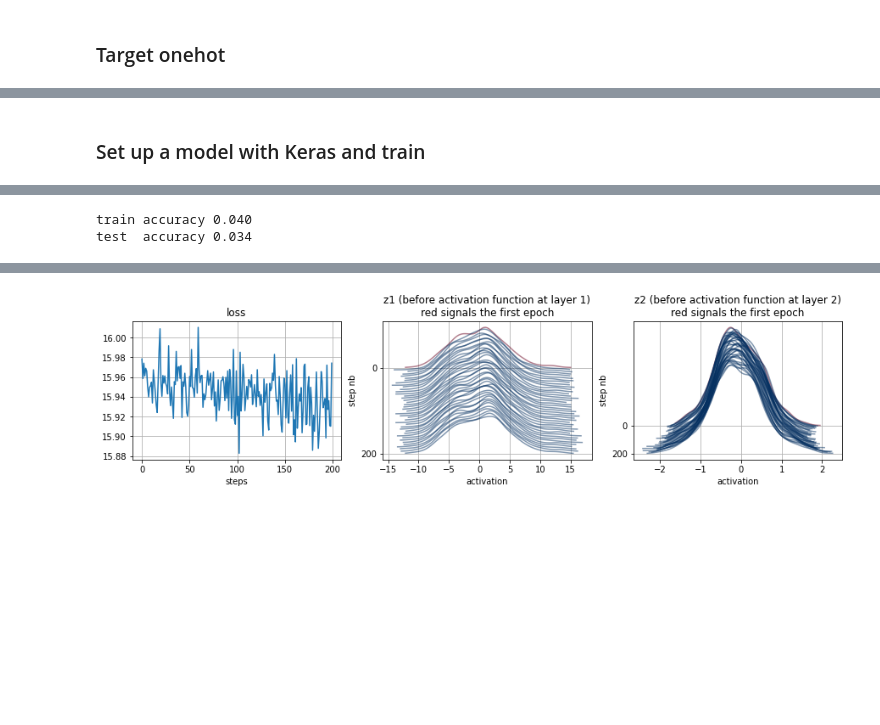
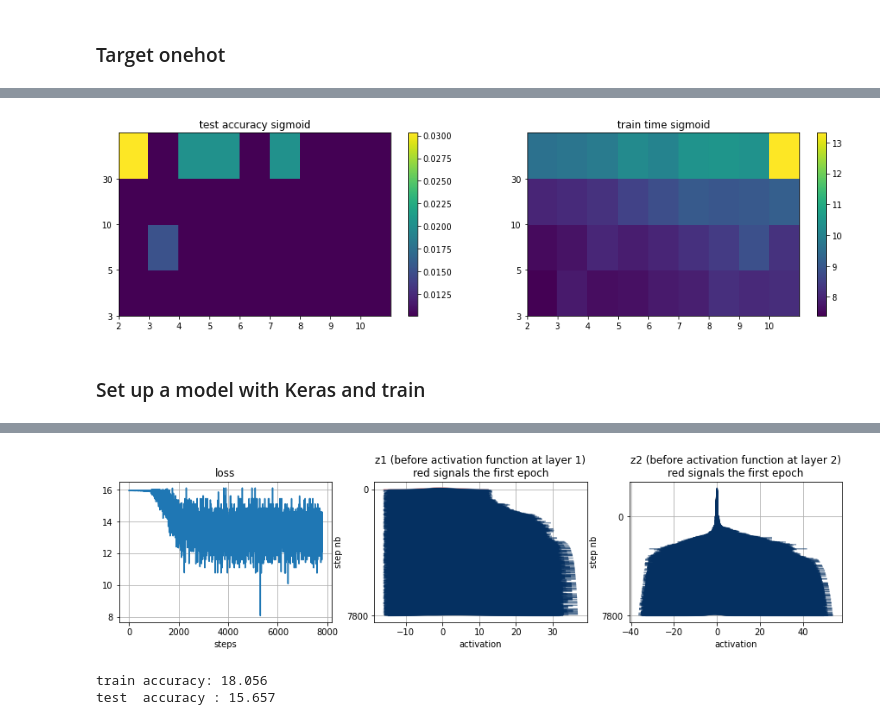
Before and after one commit to DaielChom/ann_leaf_classification, a Jupyter notebook: 06 - leaf classification with Images .ipynb, the cells around one changed output, grey strips where cells are left out. Saved outputs shown, nothing was run; the diff lists cells and outputs as text; code cells hidden in the pictures; blank space fills up the shorter version.

```diff
--- a/06 - leaf classification with Images .ipynb
+++ b/06 - leaf classification with Images .ipynb
@@ -59,7 +77,7 @@ data_dir = "./local/datasets/"
 ### Read data from the CSV file
 # %%
 #here we split the data
-split=0.7
+split=0.8
 X_train_f, _, X_train_ri, y_train, X_test_f, _, X_test_ri, y_test, species, num_classes, _, _ = lib.get_splitted_data(data_dir=data_dir, check_id_sets=True, verbose=1, use_resize_images=True, split=split)
 # %% [output]
 The intersection between train and test set is 0
@@ -88,0 +127,4 @@ x_trainif.shape, x_testif.shape
+# %%
+num_layers=[2,3,4,5,6,7,8,9,10]
+neuron_per_layer=[3,5,10,30]
+activations=["relu", "sigmoid", tf.nn.leaky_relu ]
@@ -88,0 +135,3 @@ x_trainif.shape, x_testif.shape
+# %%
+A=np.zeros( (108),float)#accuracy
+B=np.zeros( (108),float)#
@@ -89,3 +217,30 @@ x_trainif.shape, x_testif.shape
+# %%
+plt.figure(figsize=(16,4))
+plt.subplot(121)
+
+dfs1=dfs.T.reindex(index=dfs.T.index[::1])
+#drs1=dfs
+plt.pcolor(dfs1)
+plt.xticks(np.arange(0, len(dfs1.columns), 1),dfs1.columns)
+plt.yticks(np.arange(0, len(dfs1.index),1),dfs1.index)
+plt.colorbar()
+#plt.colormaps()
+plt.title("test accuracy sigmoid")
+
+
+#plt.figure(figsize=(16,4))
+plt.subplot(122)
+dfts1=dfts.T.reindex(index=dfts.T.index[::1])
+#dfts1=dfts
+plt.pcolor(dfts1)
+plt.xticks(np.arange(0, len(dfs1.columns), 1),dfs1.columns)
+plt.yticks(np.arange(0, len(dfs1.index),1),dfs1.index)
+plt.colorbar()
+plt.colormaps()
+plt.title("train time sigmoid")
+plt.show()
+# %% [output]
+[figure, added]
 # %%
 from tensorflow.keras import Model
 from tensorflow.keras.activations import relu, sigmoid, tanh, linear, softmax
@@ -106,11 +261,14 @@ class MyModel(Model):
         self.w1 = self.add_weight(shape=(input_shape[-1], 100), initializer='random_normal', trainable=True, dtype=tf.float32)
         self.b1 = self.add_weight(shape=(100, ), initializer='random_normal', trainable=True, dtype=tf.float32)
 
-        self.w2 = self.add_weight(shape=(100, 100), initializer='random_normal', trainable=True, dtype=tf.float32)
-        self.b2 = self.add_weight(shape=(100, ), initializer='random_normal', trainable=True, dtype=tf.float32)
+        self.w2 = self.add_weight(shape=(100, 300), initializer='random_normal', trainable=True, dtype=tf.float32)
+        self.b2 = self.add_weight(shape=(300, ), initializer='random_normal', trainable=True, dtype=tf.float32)
 
-        self.w3 = self.add_weight(shape=(100,99 ), initializer='random_normal', trainable=True, dtype=tf.float32)
-        self.b3 = self.add_weight(shape=(99, ), initializer='random_normal', trainable=True, dtype=tf.float32)
+        self.w3 = self.add_weight(shape=(300, 30), initializer='random_normal', trainable=True, dtype=tf.float32)
+        self.b3 = self.add_weight(shape=(30, ), initializer='random_normal', trainable=True, dtype=tf.float32)
+
+        self.w4 = self.add_weight(shape=(30,99 ), initializer='random_normal', trainable=True, dtype=tf.float32)
+        self.b4 = self.add_weight(shape=(99, ), initializer='random_normal', trainable=True, dtype=tf.float32)
 
 
     @tf.function
@@ -130,10 +288,16 @@ class MyModel(Model):
         return tf.matmul(a2,self.w3)+self.b3
 
     @tf.function
+    def get_z4(self, X):
+        z3 = self.get_z3(X)
+        a3 = relu(z3)
+        return tf.matmul(a3,self.w4)+self.b4
+
+    @tf.function
     def call(self, X):
-        z3 = self.get_z3(X)
-        a3 = softmax(z3)
-        return a3
+        z4 = self.get_z4(X)
+        a4 = softmax(z4)
+        return a4
 
     @tf.function
     def train_step(self, X,y):
@@ -150,6 +314,7 @@ class MyModel(Model):
         self.hz1 = []
         self.hz2 = []
         self.hz3 = []
+        self.hz4 = []
         for epoch in pbar(range(epochs)):
             idxs = np.random.permutation(len(X))
             for step in range(len(X)//batch_size+((len(X)%batch_size)!=0)):
@@ -159,6 +324,7 @@ class MyModel(Model):
                 self.hz1.append(self.get_z1(X_batch).numpy().flatten())
                 self.hz2.append(self.get_z2(X_batch).numpy().flatten())
                 self.hz3.append(self.get_z3(X_batch).numpy().flatten())
+                self.hz4.append(self.get_z4(X_batch).numpy().flatten())
                 self.hloss.append(loss_value)
 
     def score(self, X, y):
@@ -183,7 +349,7 @@ class MyModel(Model):
         plt.subplot(132)
         plot_z_history(self.hz1); plt.title("z1 (before activation function at layer 1)\nred signals the first epoch")
         plt.subplot(133)
-        plot_z_history(self.hz3); plt.title("z2 (before activation function at layer 2)\nred signals the first epoch")
+        plot_z_history(self.hz4); plt.title("z2 (before activation function at layer 2)\nred signals the first epoch")
 # %%
 from tensorflow.keras.optimizers import SGD, Adam
 from tensorflow.keras.losses import categorical_crossentropy
@@ -192,10 +360,8 @@ from tensorflow.keras.losses import categorical_crossentropy
 #sgd = SGD(lr=0.01, nesterov=True, decay=1e-3, momentum=0.9)
 model = MyModel()
 model.compile(optimizer= 'SGD', loss=categorical_crossentropy)
-model.fit(x_trainif.astype(np.float32), np.eye(99)[y_train.astype(int)], epochs=10, batch_size=36)#x_train flatten and
+model.fit(x_trainif.astype(np.float32), np.eye(99)[y_train.astype(int)], epochs=600, batch_size=64)#x_train flatten and
 predict = lambda X: (model.predict(X)[:,0]>0.5).astype(int)
-print ("train accuracy %.3f"%model.score(x_trainif, y_train))
-print ("test  accuracy %.3f"%model.score(x_testif, y_test))
+# model.summary()
 model.plot_hist()
-#model.summary()
 # %% [output]
@@ -204,2 +370,0 @@ model.plot_hist()
-train accuracy 0.040
-test  accuracy 0.034
@@ -208,4 +371,10 @@ test  accuracy 0.034
-[figure, old version]
+[figure, new version]
+# %%
+print ("train accuracy: %.3f" %(model.score(x_trainif, y_train)*100))
+print ("test  accuracy : %.3f" %(model.score(x_testif, y_test)*100))
+# %% [output]
+train accuracy: 18.056
+test  accuracy : 15.657
 # %%
 model.fit(x_trainif.astype(np.float32), np.eye(99)[y_train.astype(int)], epochs=20, batch_size=36)#x_train flatten and
 predict = lambda X: (model.predict(X)[:,0]>0.5).astype(int)
```
Also changed, not shown: parts of 18 cells of this notebook.
